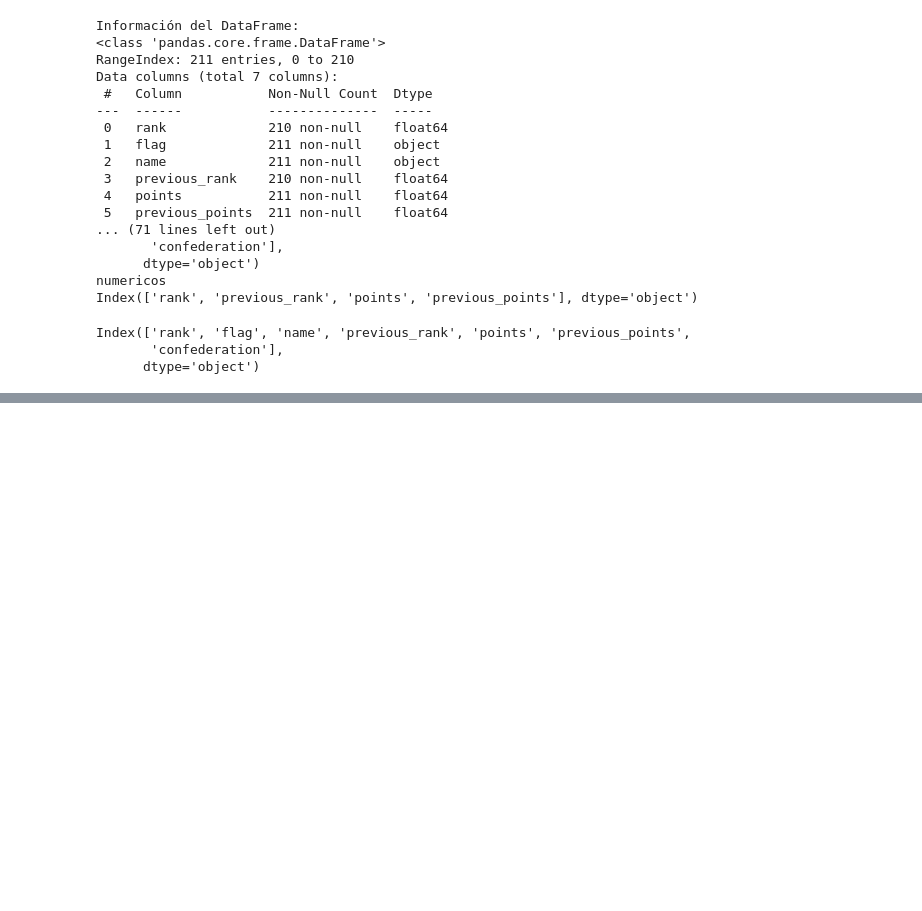
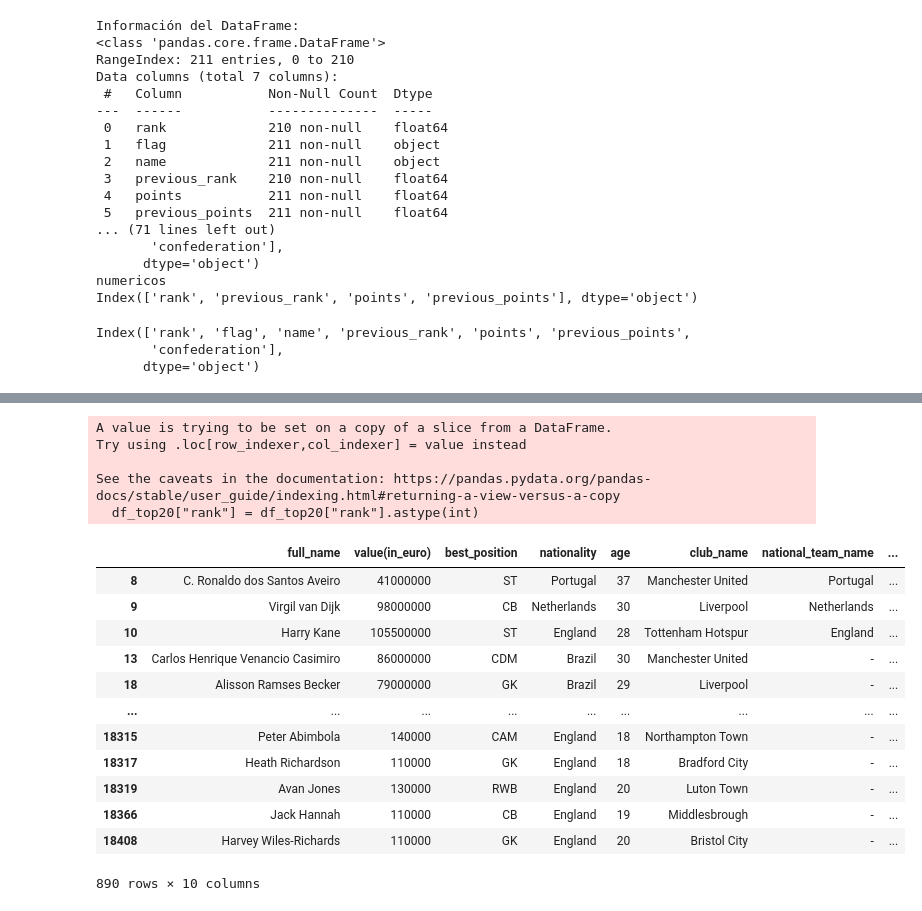
Before and after one commit to bperezlovisolo/Proyecto_3, a Jupyter notebook: proyecto.ipynb, the cells around one changed output, grey strips where cells are left out. Drawn from its saved outputs; the diff is of its cells as text; code cells hidden in the pictures; blank space fills up the shorter version.

```diff
--- a/proyecto.ipynb
+++ b/proyecto.ipynb
@@ -276,0 +443,22 @@ df_union
+# %%
+df_top20["rank"] = df_top20["rank"].astype(int)
+df_top20
+# %% [output]
+A value is trying to be set on a copy of a slice from a DataFrame.
+Try using .loc[row_indexer,col_indexer] = value instead
+
+See the caveats in the documentation: https://pandas.pydata.org/pandas-docs/stable/user_guide/indexing.html#returning-a-view-versus-a-copy
+  df_top20["rank"] = df_top20["rank"].astype(int)
+|  | full_name | value(in_euro) | best_position | nationality | age | club_name | national_team_name | ... |
+| 8 | C. Ronaldo dos Santos Aveiro | 41000000 | ST | Portugal | 37 | Manchester United | Portugal | ... |
+| 9 | Virgil van Dijk | 98000000 | CB | Netherlands | 30 | Liverpool | Netherlands | ... |
+| 10 | Harry Kane | 105500000 | ST | England | 28 | Tottenham Hotspur | England | ... |
+| 13 | Carlos Henrique Venancio Casimiro | 86000000 | CDM | Brazil | 30 | Manchester United | - | ... |
+| 18 | Alisson Ramses Becker | 79000000 | GK | Brazil | 29 | Liverpool | - | ... |
+| ... | ... | ... | ... | ... | ... | ... | ... | ... |
+| 18315 | Peter Abimbola | 140000 | CAM | England | 18 | Northampton Town | - | ... |
+| 18317 | Heath Richardson | 110000 | GK | England | 18 | Bradford City | - | ... |
+| 18319 | Avan Jones | 130000 | RWB | England | 20 | Luton Town | - | ... |
+| 18366 | Jack Hannah | 110000 | CB | England | 19 | Middlesbrough | - | ... |
+| 18408 | Harvey Wiles-Richards | 110000 | GK | England | 20 | Bristol City | - | ... |
+890 rows × 10 columns
```
Also changed, not shown: parts of 44 cells of this notebook, 1 other file.
